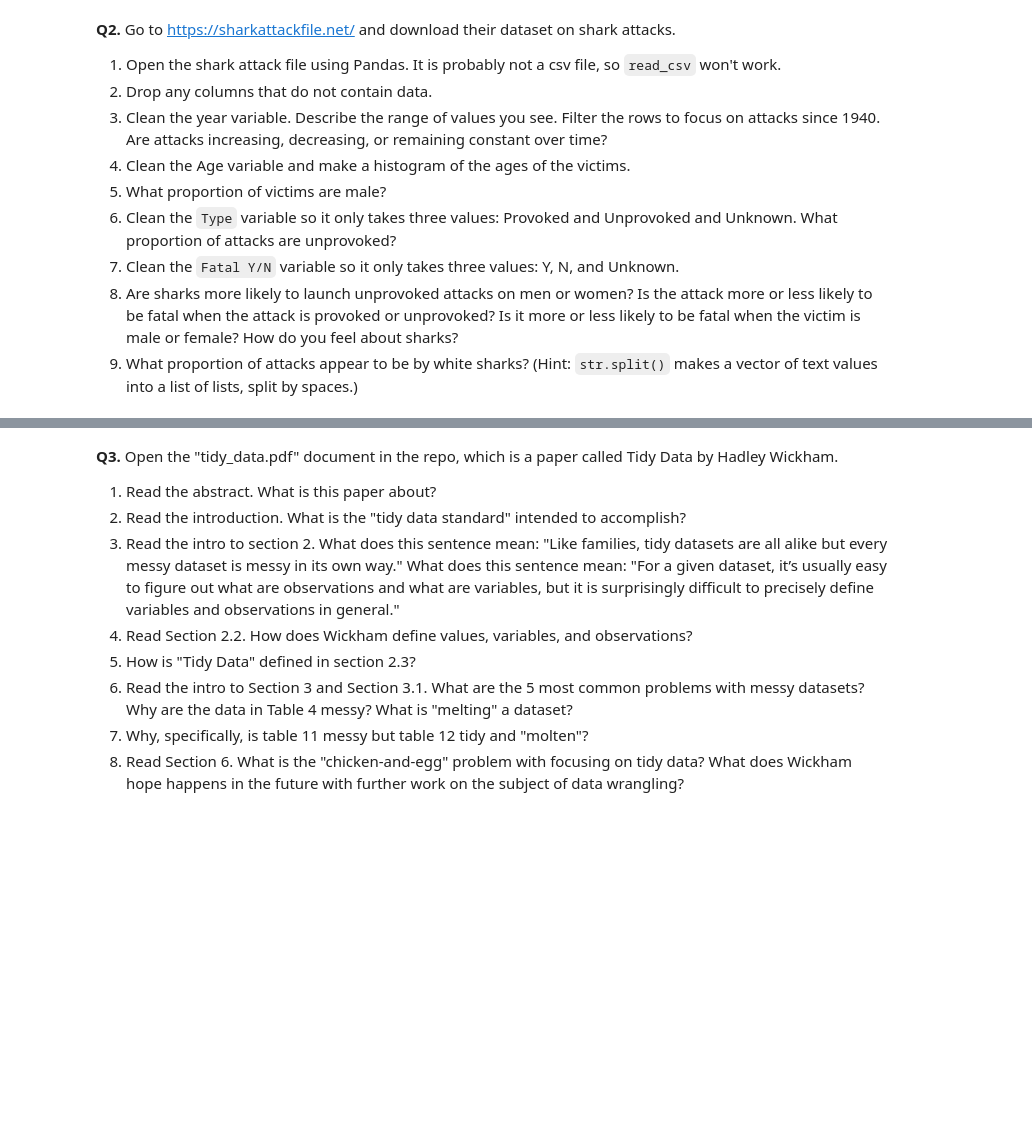
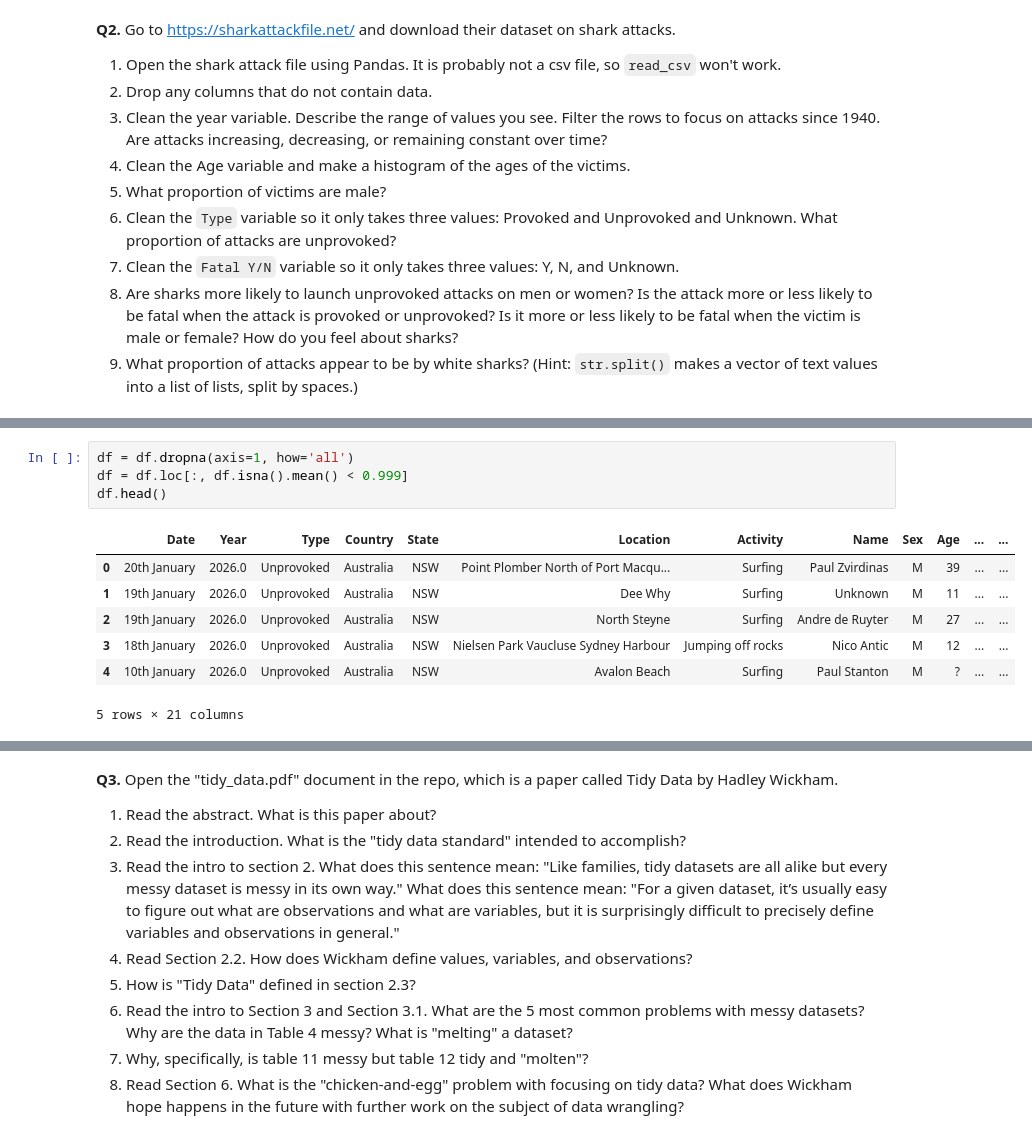
Before and after one commit to ananya-balach/DS-wrangling-fork, a Jupyter notebook: assignment/assignment.ipynb, the cells around one changed output, grey strips where cells are left out. Saved outputs shown, nothing was run; the diff lists cells and outputs as text; blank space fills up the shorter version.

```diff
--- a/assignment/assignment.ipynb
+++ b/assignment/assignment.ipynb
@@ -289,0 +305,12 @@ df = pd.read_excel(GSAF5.xlsx')
+# %%
+df = df.dropna(axis=1, how='all')
+df = df.loc[:, df.isna().mean() < 0.999]
+df.head()
+# %% [output]
+|  | Date | Year | Type | Country | State | Location | Activity | Name | Sex | Age | ... | ... |
+| 0 | 20th January | 2026.0 | Unprovoked | Australia | NSW | Point Plomber North of Port Macqu... | Surfing | Paul Zvirdinas | M | 39 | ... | ... |
+| 1 | 19th January | 2026.0 | Unprovoked | Australia | NSW | Dee Why | Surfing | Unknown | M | 11 | ... | ... |
+| 2 | 19th January | 2026.0 | Unprovoked | Australia | NSW | North Steyne | Surfing | Andre de Ruyter | M | 27 | ... | ... |
+| 3 | 18th January | 2026.0 | Unprovoked | Australia | NSW | Nielsen Park Vaucluse Sydney Harbour | Jumping off rocks | Nico Antic | M | 12 | ... | ... |
+| 4 | 10th January | 2026.0 | Unprovoked | Australia | NSW | Avalon Beach | Surfing | Paul Stanton | M | ? | ... | ... |
+5 rows × 21 columns
```
Also changed, not shown: parts of 22 cells of this notebook.
